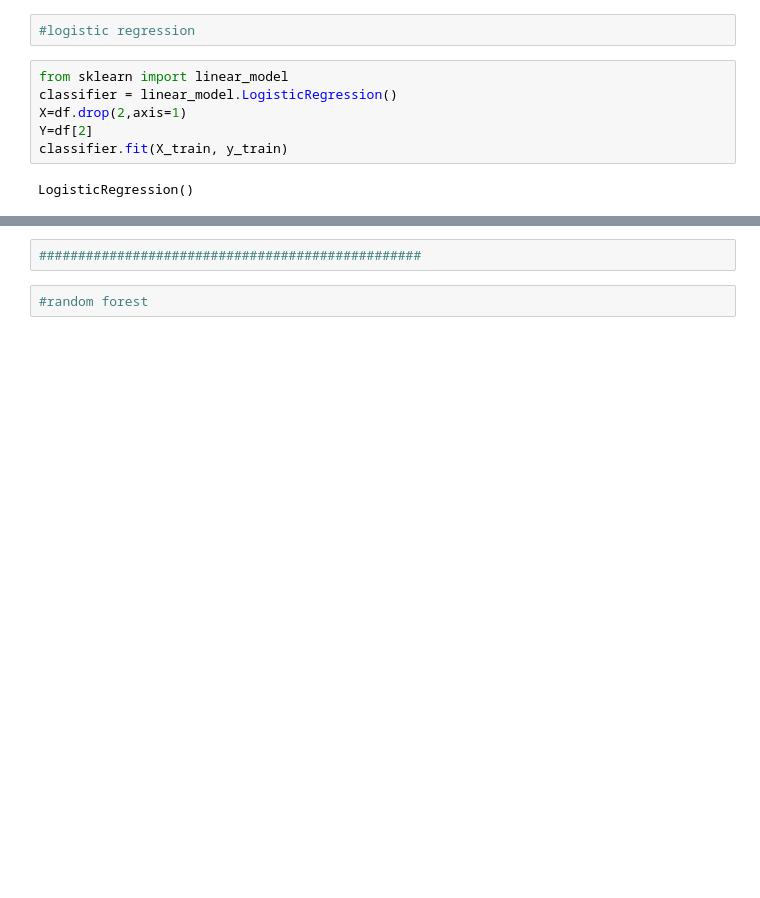
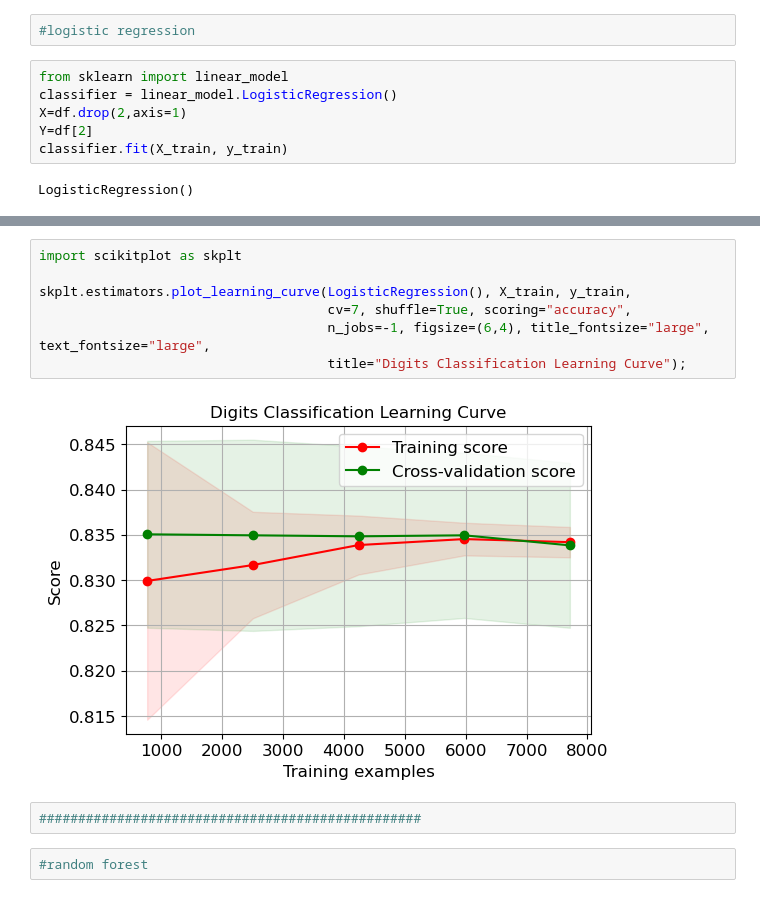
Before and after one commit to ADA-CompVision/SDP2022-brstcancer, a Jupyter notebook: classification models.ipynb, the cells around one changed output, grey strips where cells are left out. Drawn from its saved outputs; the diff is of its cells as text; blank space fills up the shorter version.

```diff
--- a/classification models.ipynb
+++ b/classification models.ipynb
@@ -161,3 +192,12 @@ metrics.accuracy_score(y_test, y_pred)
+# %%
+import scikitplot as skplt
+
+skplt.estimators.plot_learning_curve(LogisticRegression(), X_train, y_train,
+                                     cv=7, shuffle=True, scoring="accuracy",
+                                     n_jobs=-1, figsize=(6,4), title_fontsize="large", text_fontsize="large",
+                                     title="Digits Classification Learning Curve");
+# %% [output]
+[figure, added]
 # %%
 #################################################
 # %%
```
Also changed, not shown: parts of 31 cells of this notebook, 1 other file.
